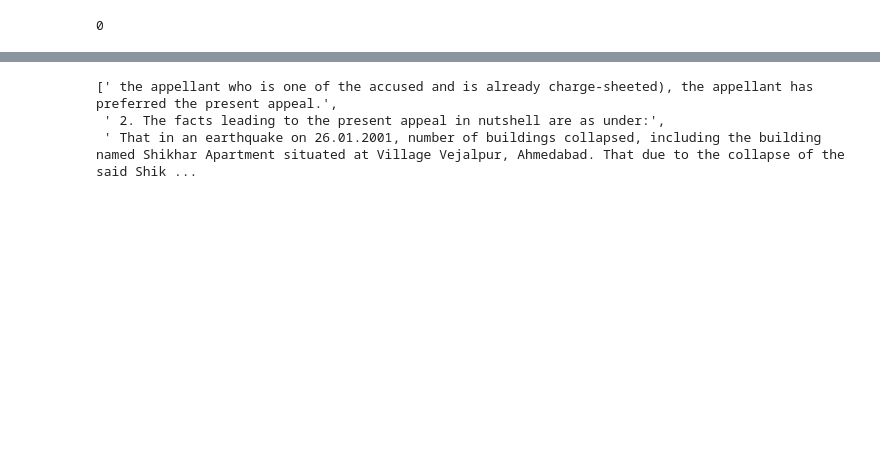
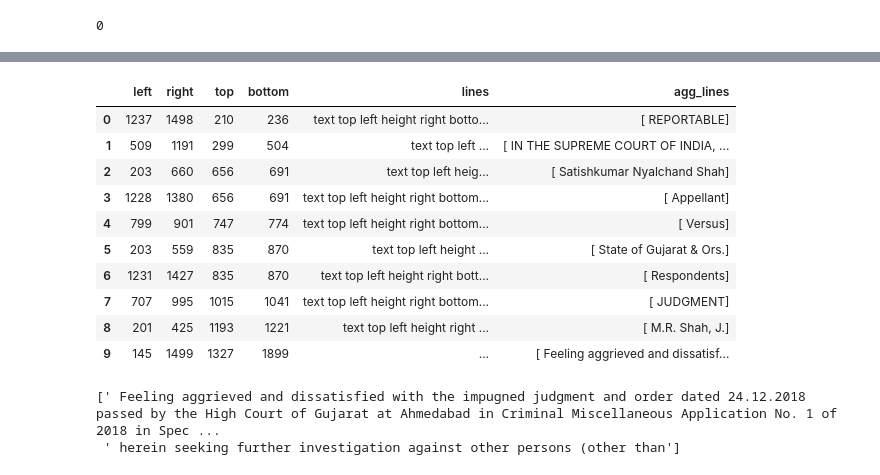
Before and after one commit to kumardeepak/document-structure, a Jupyter notebook: notebooks/ocr_v3.ipynb, the cells around one changed output, grey strips where cells are left out. Saved outputs shown, nothing was run; the diff lists cells and outputs as text; code cells hidden in the pictures; blank space fills up the shorter version.

```diff
--- a/notebooks/ocr_v3.ipynb
+++ b/notebooks/ocr_v3.ipynb
@@ -524,7 +519,20 @@ group_paragraph_and_sentence
+# %%
+grouped_paragraph_and_sentence
+# %% [output]
+|  | left | right | top | bottom | lines | agg_lines |
+| 0 | 1237 | 1498 | 210 | 236 | text top left height right botto... | [ REPORTABLE] |
+| 1 | 509 | 1191 | 299 | 504 | text top left ... | [ IN THE SUPREME COURT OF INDIA, ... |
+| 2 | 203 | 660 | 656 | 691 | text top left heig... | [ Satishkumar Nyalchand Shah] |
+| 3 | 1228 | 1380 | 656 | 691 | text top left height right bottom... | [ Appellant] |
+| 4 | 799 | 901 | 747 | 774 | text top left height right bottom... | [ Versus] |
+| 5 | 203 | 559 | 835 | 870 | text top left height ... | [ State of Gujarat & Ors.] |
+| 6 | 1231 | 1427 | 835 | 870 | text top left height right bott... | [ Respondents] |
+| 7 | 707 | 995 | 1015 | 1041 | text top left height right bottom... | [ JUDGMENT] |
+| 8 | 201 | 425 | 1193 | 1221 | text top left height right ... | [ M.R. Shah, J.] |
+| 9 | 145 | 1499 | 1327 | 1899 | ... | [ Feeling aggrieved and dissatisf... |
 # %%
-block_index = 0
-group_paragraph_and_sentence['agg_lines'][block_index]
+block_index = 9
+grouped_paragraph_and_sentence['agg_lines'][block_index]
 # %% [output]
-[' the appellant who is one of the accused and is already charge-sheeted), the appellant has preferred the present appeal.',
- ' 2. The facts leading to the present appeal in nutshell are as under:',
- ' That in an earthquake on 26.01.2001, number of buildings collapsed, including the building named Shikhar Apartment situated at Village Vejalpur, Ahmedabad. That due to the collapse of the said Shik ...
+[' Feeling aggrieved and dissatisfied with the impugned judgment and order dated 24.12.2018 passed by the High Court of Gujarat at Ahmedabad in Criminal Miscellaneous Application No. 1 of 2018 in Spec ...
+ ' herein seeking further investigation against other persons (other than']
```
Also changed, not shown: parts of 7 cells of this notebook, 5 other files.
